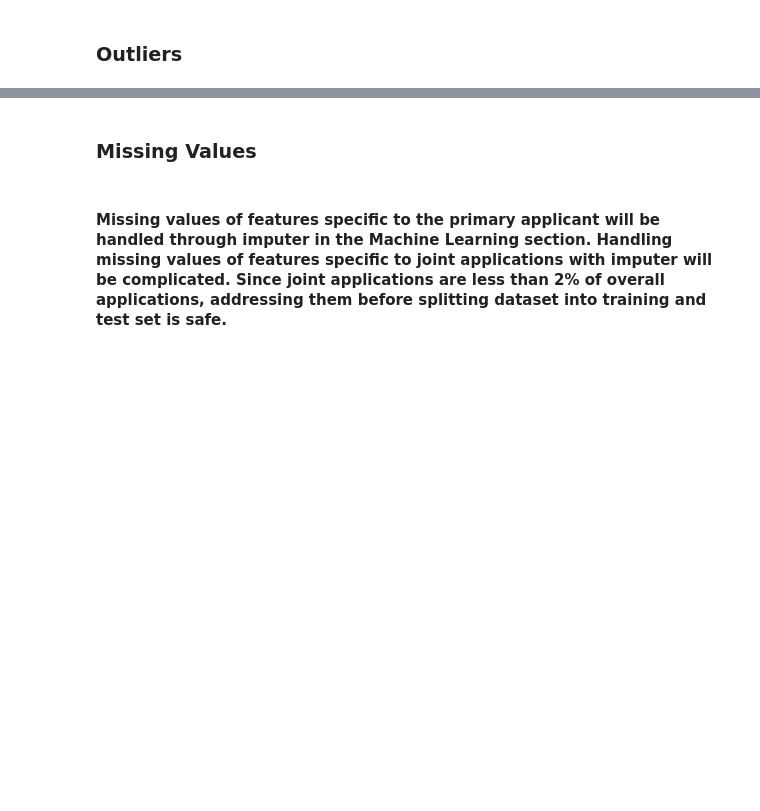
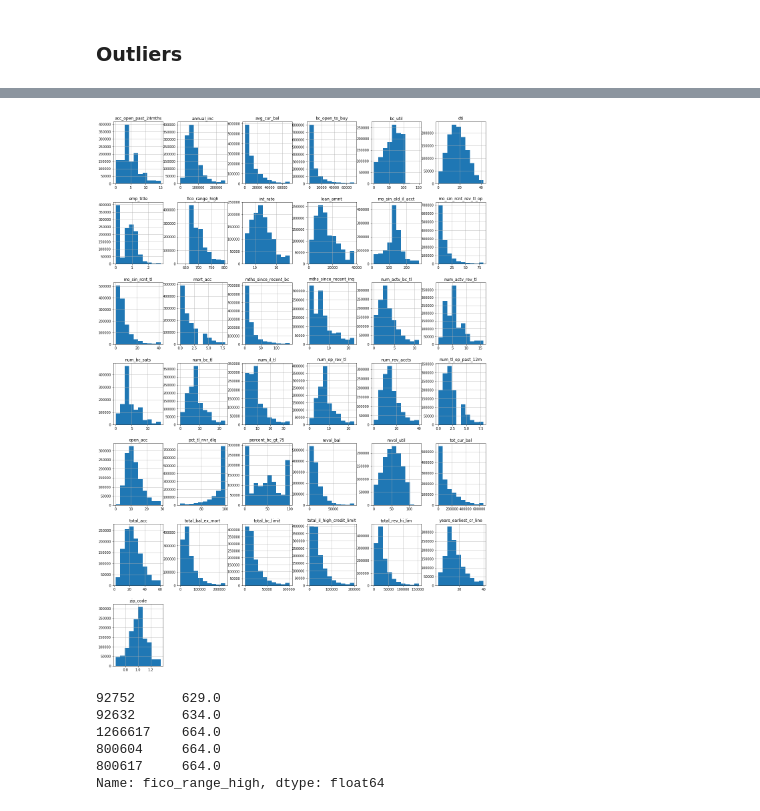
Before and after one commit to moeinsoodavi/Springboard, a Jupyter notebook: Capstone Project 2/Capstone Project 2 - EDA2.ipynb, the cells around one changed output, grey strips where cells are left out. Cells and saved outputs as stored; diff of their text form; code cells hidden in the pictures; blank space fills up the shorter version.

```diff
--- a/Capstone Project 2/Capstone Project 2 - EDA2.ipynb
+++ b/Capstone Project 2/Capstone Project 2 - EDA2.ipynb
@@ -152,15 +139,15 @@ len(df.columns)
 # (which is 25th percentile minus 1.5 interquartile range) whichever is smaller. The outcome will be floored at 0
 # because none of the features can have negative values.
 
-def cap_floor(dataframe=df):
+def cap_floor(dataframe,feature_list):
     """This function caps and floors outliers in each feature. A value is capped by 99th percentile or
     the outlier threshold by box plot (which is 75th percentile plus 1.5 interquartile range) whichever is larger.
     A value is floored if it is less than 1th percentile or the outlier threshold by box plot
-    (which is 25th percentile minus 1.5 interquartile range) whicheverl; the outcome will be floored at 0."""
+    (which is 25th percentile minus 1.5 interquartile range) whichever is smaller; the outcome will be floored at 0."""
 
     df_copy = dataframe.copy()
     # Separate numerical features
-    for feature in dataframe.dtypes[dataframe.dtypes=='float64'].index:
+    for feature in feature_list:
         # Define different quantiles and IQR
         q1 = dataframe[feature].quantile(0.01)
         q25 = dataframe[feature].quantile(0.25)
@@ -173,4 +160,4 @@ def cap_floor(dataframe=df):
     return df_copy
 # %%
 # Apply cap_floor to df to cap and floor outliers
-df = cap_floor(df)
+df = cap_floor(df,numerical_list)
@@ -179,4 +163,0 @@ df = cap_floor(df)
-# %% [markdown]
-### Missing Values
-# %% [markdown]
-#### Missing values of features specific to the primary applicant will be handled through imputer in the Machine Learning section. Handling missing values of features specific to joint applications with imputer will be complicated. Since joint applications are less than 2% of overall applications, addressing them before splitting dataset into training and test set is safe.
@@ -191,10 +164,19 @@ df1 = df.loc[df.application_type=='Joint App',joint_list]
-# %%
-# Use the median value to fill the missing values in df1
-df1 = df1.apply(lambda x:x.fillna(x.median()),axis=0)
-
-# Update df with columns in df1
-df.update(df1)
-
-# Fill null values of numericial features specific to the secondary applicant with 0 in df (all these null values belongs to
-# individual applications)
-df.loc[:,df1.columns] = df.loc[:,df1.columns].fillna(0)
+# %%
+# Create list of features specific to primary applicant which do not have median value of 0
+nonzero_list = [feature for feature in numerical_list if feature not in zero_list]
+# %%
+# Plot histogram of all features in nonzero_list
+df.loc[:,nonzero_list].hist(figsize=(20,30))
+plt.show()
+# %% [output]
+[figure, added]
+# %%
+# fico_range_high has same outlier on the left.
+df.fico_range_high.sort_values().head()
+# %% [output]
+92752      629.0
+92632      634.0
+1266617    664.0
+800604     664.0
+800617     664.0
+Name: fico_range_high, dtype: float64
```
Also changed, not shown: parts of 31 cells of this notebook, 8 other files.
